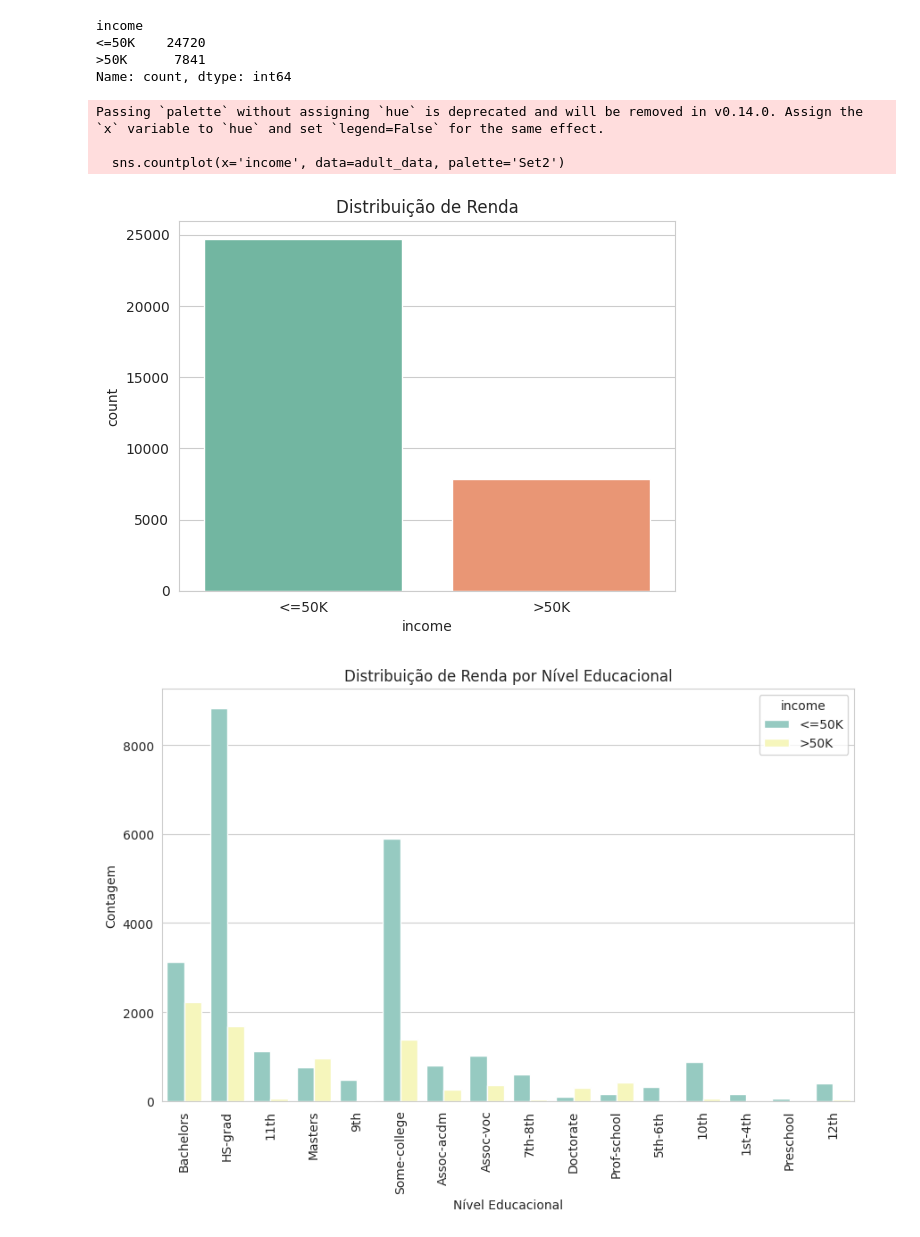
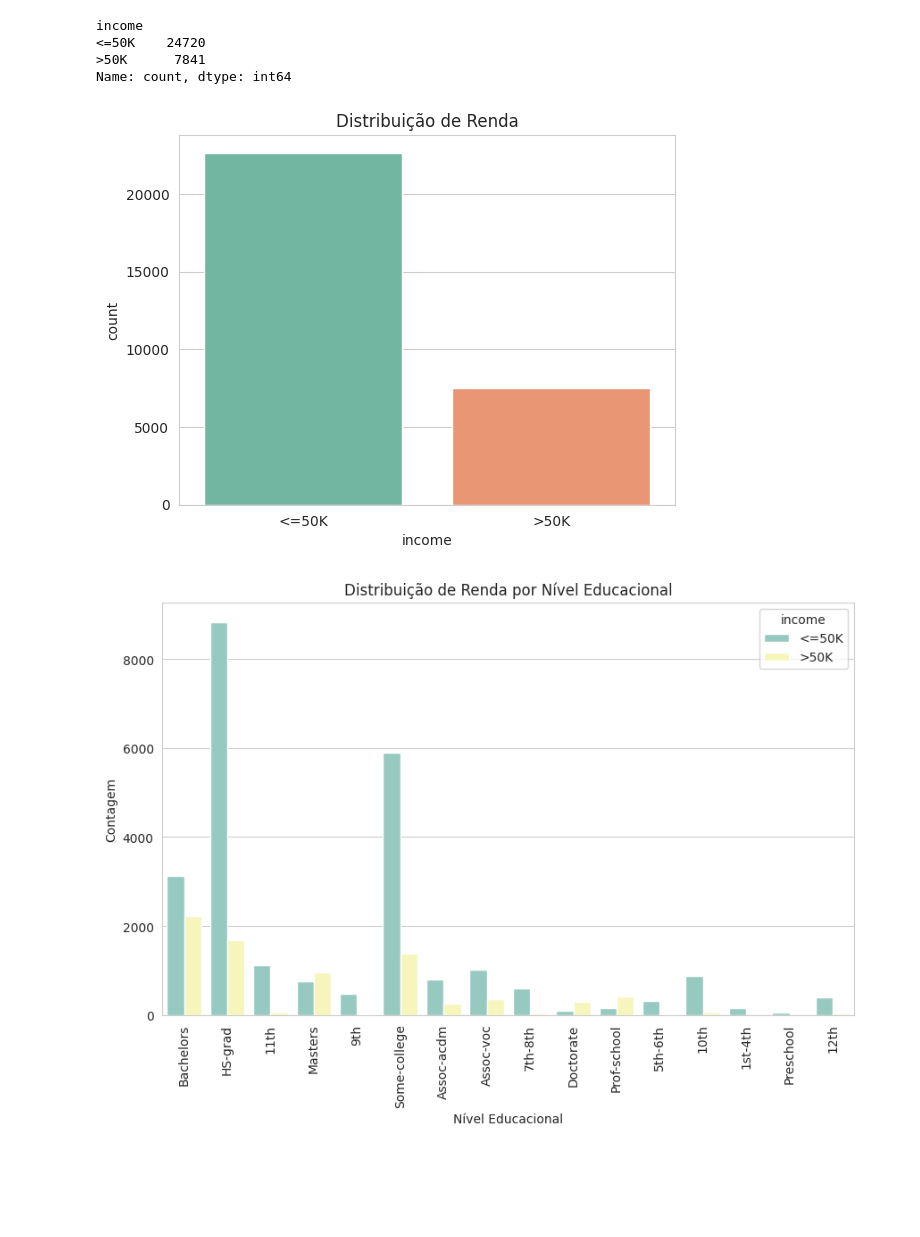
Before and after one commit to Elisf2024/Adult-income-analysis-MVP, a Jupyter notebook: MVP_Análise_de_Dados_e_boas_práticas.ipynb, the cells around one changed output. Drawn from its saved outputs; the diff is of its cells as text; code cells hidden in the pictures; blank space fills up the shorter version.

```diff
--- a/MVP_Análise_de_Dados_e_boas_práticas.ipynb
+++ b/MVP_Análise_de_Dados_e_boas_práticas.ipynb
@@ -130,14 +130,11 @@ income
 Name: count, dtype: int64
 # %%
 # Exibindo um gráfico de barras para visualizar a distribuição de renda
-sns.countplot(x='income', data=adult_data, palette='Set2')
+sns.countplot(x='income', hue='income', data=adult_data, palette='Set2', dodge=False, legend=False)
 plt.title('Distribuição de Renda')
 plt.show()
 # %% [output]
-Passing `palette` without assigning `hue` is deprecated and will be removed in v0.14.0. Assign the `x` variable to `hue` and set `legend=False` for the same effect.
-
-  sns.countplot(x='income', data=adult_data, palette='Set2')
-[figure, old version]
+[figure, new version]
 # %%
 # Relação entre educação e renda
 plt.figure(figsize=(10, 6))
```
Also changed, not shown: parts of 2 cells of this notebook.
